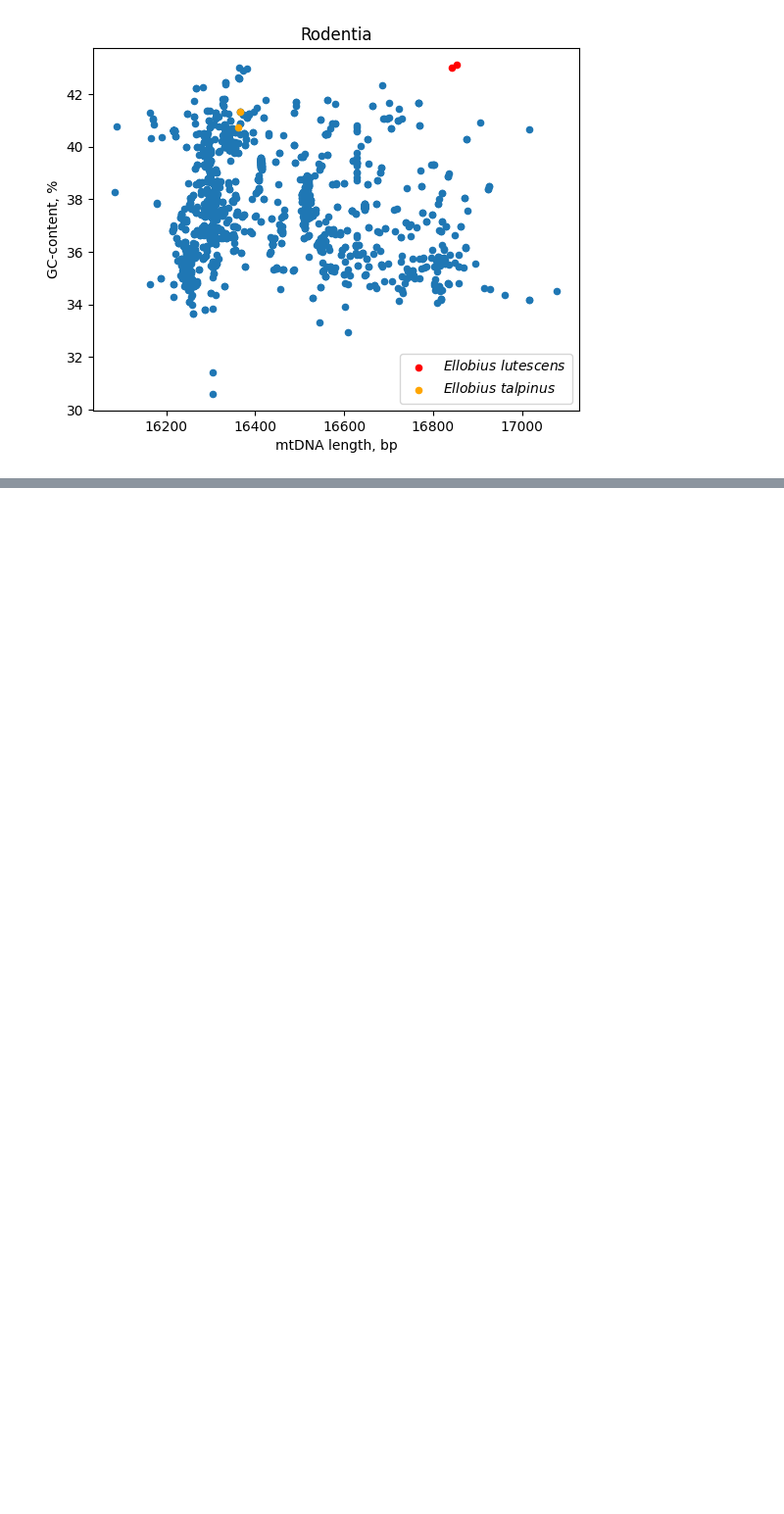
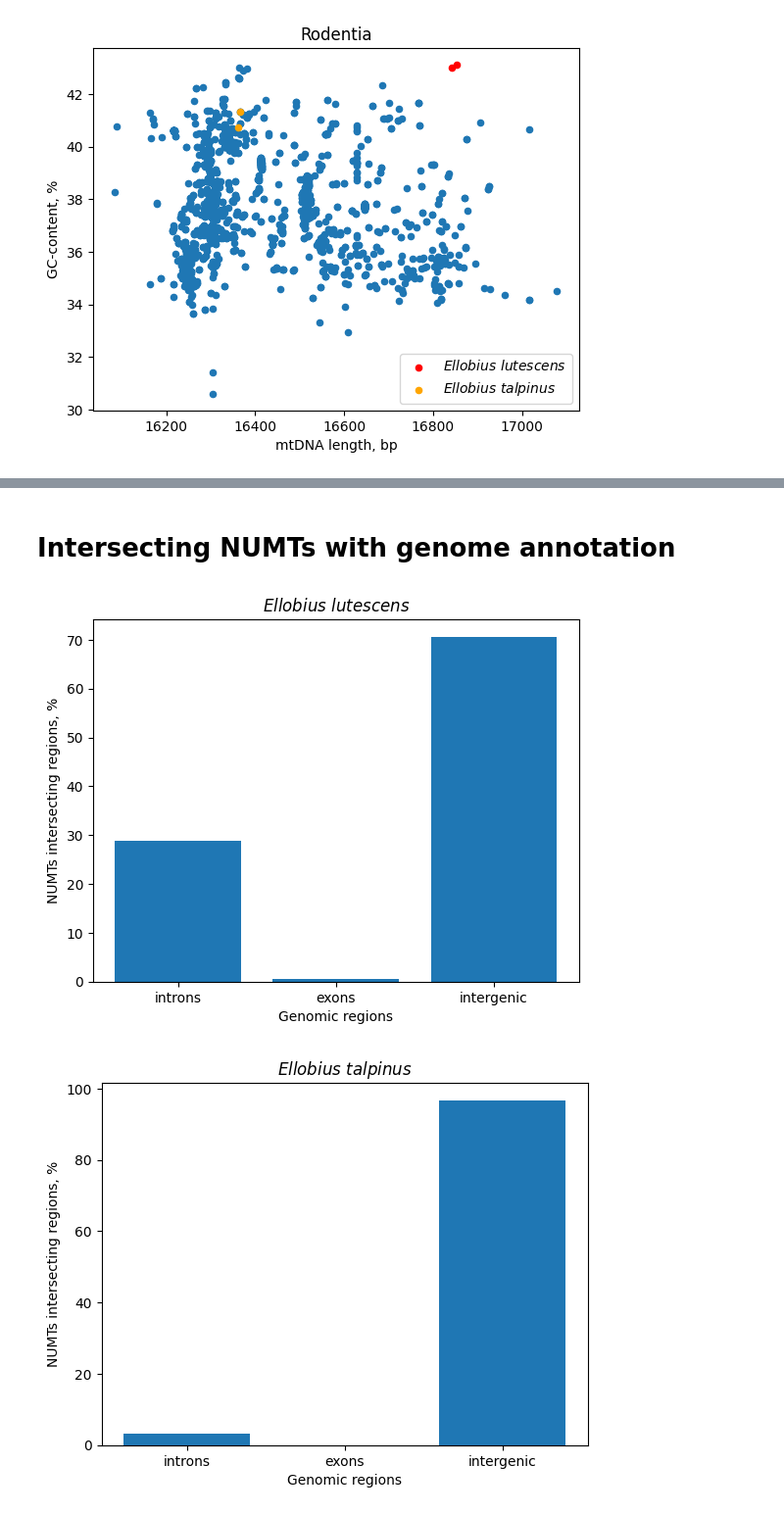
Before and after one commit to Saluev/ellobius, a Jupyter notebook: Research.ipynb, the cells around one changed output, grey strips where cells are left out. Shown at 98% size. Cells and saved outputs as stored; diff of their text form; code cells hidden in the pictures; blank space fills up the shorter version.

```diff
--- a/Research.ipynb
+++ b/Research.ipynb
@@ -93,0 +119,12 @@ data/ELUT_female.fasta 0.4299115359496527
+# %%
+with open("data/ELUT_bond.fasta") as f:
+    seq = next(iter(parse_fasta(f)))
+lutescens_mtdna_length = len(seq.sequence)
+with open("data/ELUT_bond_doubled.fasta", "w") as f:
+    write_fasta(f, [FASTASequence(title=seq.title, sequence=seq.sequence*2)])
+
+with open("data/ETAL_bond.fasta") as f:
+    seq = next(iter(parse_fasta(f)))
+talpinus_mtdna_length = len(seq.sequence)
+with open("data/ETAL_bond_doubled.fasta", "w") as f:
+    write_fasta(f, [FASTASequence(title=seq.title, sequence=seq.sequence*2)])
@@ -93,0 +386,2 @@ data/ELUT_female.fasta 0.4299115359496527
+# %% [markdown]
+# Intersecting NUMTs with genome annotation
@@ -93,0 +398,30 @@ data/ELUT_female.fasta 0.4299115359496527
+# %%
+def plot_numts_distribution(intersect_f, alignments, species_name):
+    total_numts = len(alignments)
+    introns = 0
+    exons = 0
+    r = csv.reader(intersect_f, delimiter="\t")
+    for row in r:
+        kind = row[8]
+        if kind == "intron":
+            introns += 1
+        elif kind in ("exon", "CDS"):
+            exons += 1
+    intergenic = total_numts - introns - exons
+    plt.bar(["introns", "exons", "intergenic"], [introns*100/total_numts, exons*100/total_numts, intergenic*100/total_numts])
+    plt.xlabel("Genomic regions")
+    plt.ylabel("NUMTs intersecting regions, %")
+    species_name = species_name.replace(' ', '\\ ')
+    plt.title(f"$\\it{{{species_name}}}$");
+
+
+plt.figure()
+with open("data/ElloLutescens_dna.intersect") as f:
+    plot_numts_distribution(f, lutescens_alignments, "Ellobius lutescens")
+
+plt.figure()
+with open("data/ElloTalpinus_dna.intersect") as f:
+    plot_numts_distribution(f, talpinus_alignments, "Ellobius talpinus")
+# %% [output]
+[figure, added]
+[figure, added]
```
Also changed, not shown: parts of 19 cells of this notebook, 3 other files.
